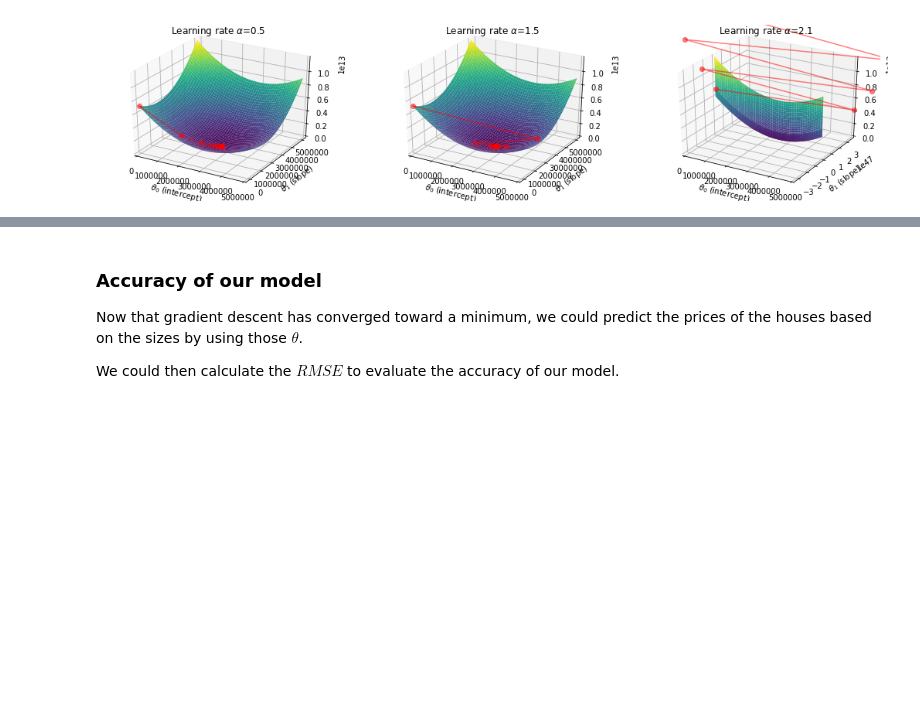
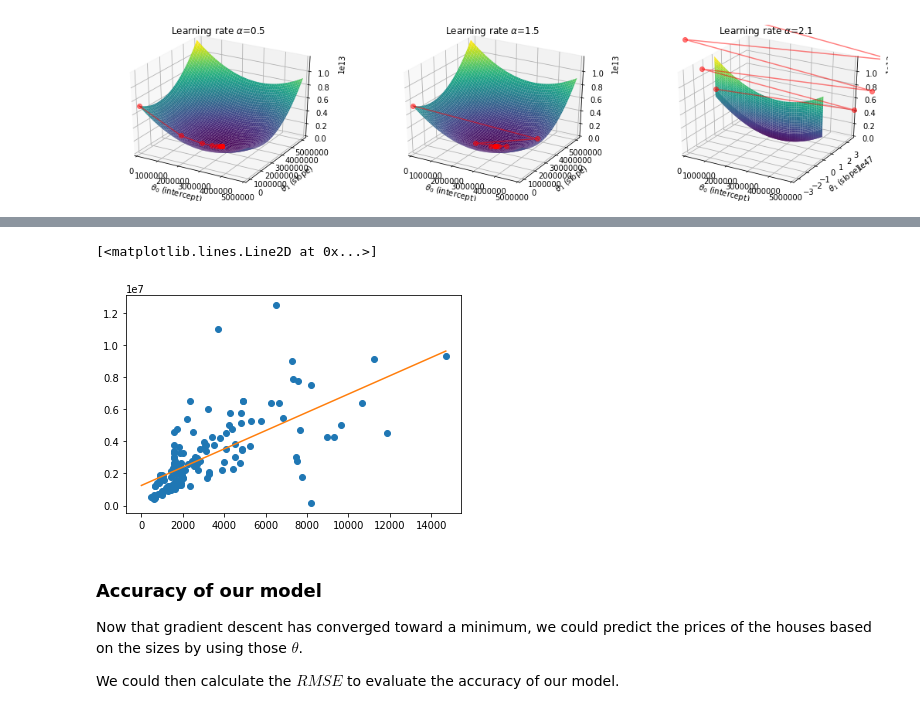
Before and after one commit to gcalmettes/ml-explorations, a Jupyter notebook: notebooks/jupyter/1-linear-regression.ipynb, the cells around one changed output, grey strips where cells are left out. Cells and saved outputs as stored; diff of their text form; code cells hidden in the pictures; blank space fills up the shorter version.

```diff
--- a/notebooks/jupyter/1-linear-regression.ipynb
+++ b/notebooks/jupyter/1-linear-regression.ipynb
@@ -399,3 +360,33 @@ fig.legend();
+# %%
+# Unscale the linear regression coefficients (they were obtained after feature scaling)
+# let's define a function for that
+import copy
+
+def unscaleTheta(coefs, df, orderedFeatureNames):
+    newCoefs = copy.deepcopy(coefs)
+    n = newCoefs.shape[1]
+    for i in range(len(orderedFeatureNames)):
+        feature = orderedFeatureNames[i]
+        newCoefs[:, 0] = newCoefs[:, 0] - (newCoefs[:, i+1]*df[feature].mean()/df[feature].std())
+        newCoefs[:, i+1] = newCoefs[:, i+1]/df[feature].std()
+    return newCoefs
+
+descentListUnscaled = copy.deepcopy(descentList)
+
+for i in range(len(descentListUnscaled)):
+    coefStepsUnscaled = descentListUnscaled[i]
+    coefStepsUnscaled[:, 0] = coefStepsUnscaled[:, 0] - (coefStepsUnscaled[:, 1]*mu/sigma)
+    coefStepsUnscaled[:, 1] = coefStepsUnscaled[:, 1]/sigma
+
+
+# Let's see what the linear regression look like on the data
+p = descentListUnscaled[1][-1][::-1]
+
+plt.plot(data.sqft, data.price, "o")
+plt.plot([0, data.sqft.max()], np.polyval(p, [0, data.sqft.max()]))
+# %% [output]
+[<matplotlib.lines.Line2D at 0x...>]
+[figure, added]
 # %% [markdown]
 ### Accuracy of our model
 
```
Also changed, not shown: parts of 11 cells of this notebook, 7 other files.
